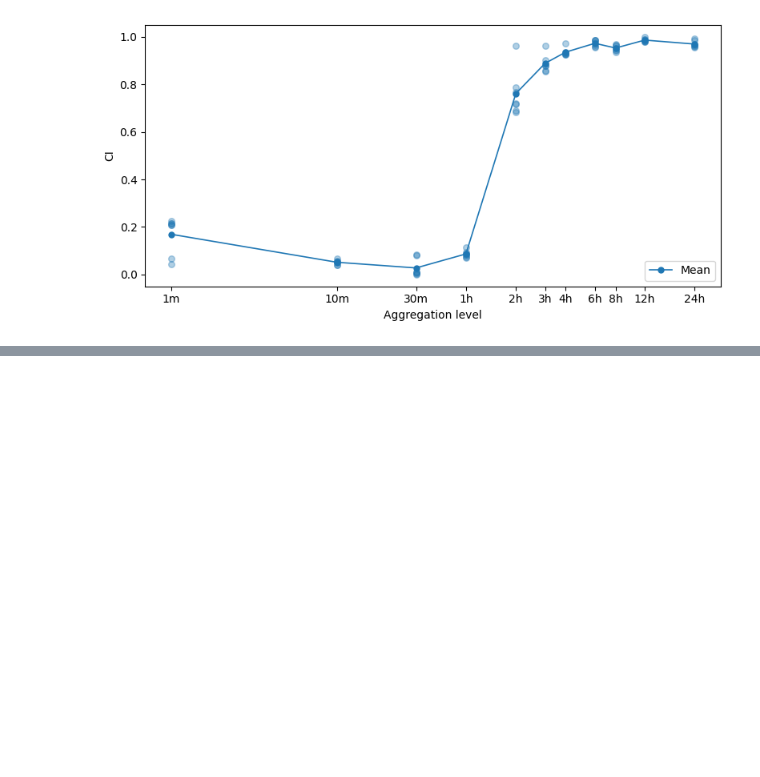
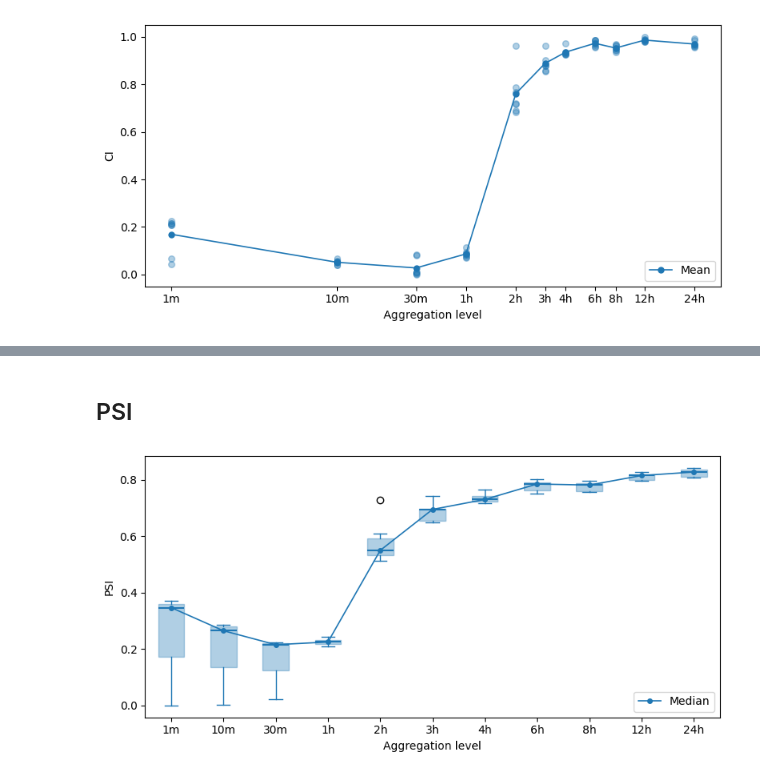
Before and after one commit to Tarun-Rajan99/MSc-Project, a Jupyter notebook: 04_code/combined/combined.ipynb, the cells around one changed output, grey strips where cells are left out. Cells and saved outputs as stored; diff of their text form; code cells hidden in the pictures; blank space fills up the shorter version.

```diff
--- a/04_code/combined/combined.ipynb
+++ b/04_code/combined/combined.ipynb
@@ -191,0 +247,21 @@ plt.tight_layout()
+# %% [markdown]
+## PSI
+# %%
+# Plot of PSIs as boxplots with median trend line
+fig, ax = plt.subplots(figsize=(8, 4))
+
+psi_vals = [np.array(list(PSI[name].values())) for name in level_names]
+
+ax.boxplot(psi_vals, positions=x_positions, widths=0.5, showfliers=True, **boxstyle)
+
+medians = [np.median(p) for p in psi_vals]
+ax.plot(x_positions, medians, color='tab:blue', lw=1.2, marker='o', ms=4, zorder=3, label='Median')
+
+ax.set_xticks(x_positions)
+ax.set_xticklabels(xtick_labels)
+ax.set_xlabel('Aggregation level')
+ax.set_ylabel('PSI')
+ax.legend(loc='lower right')
+plt.tight_layout()
+# %% [output]
+[figure, added]
```
Also changed, not shown: parts of 6 cells of this notebook, 2 other files.
